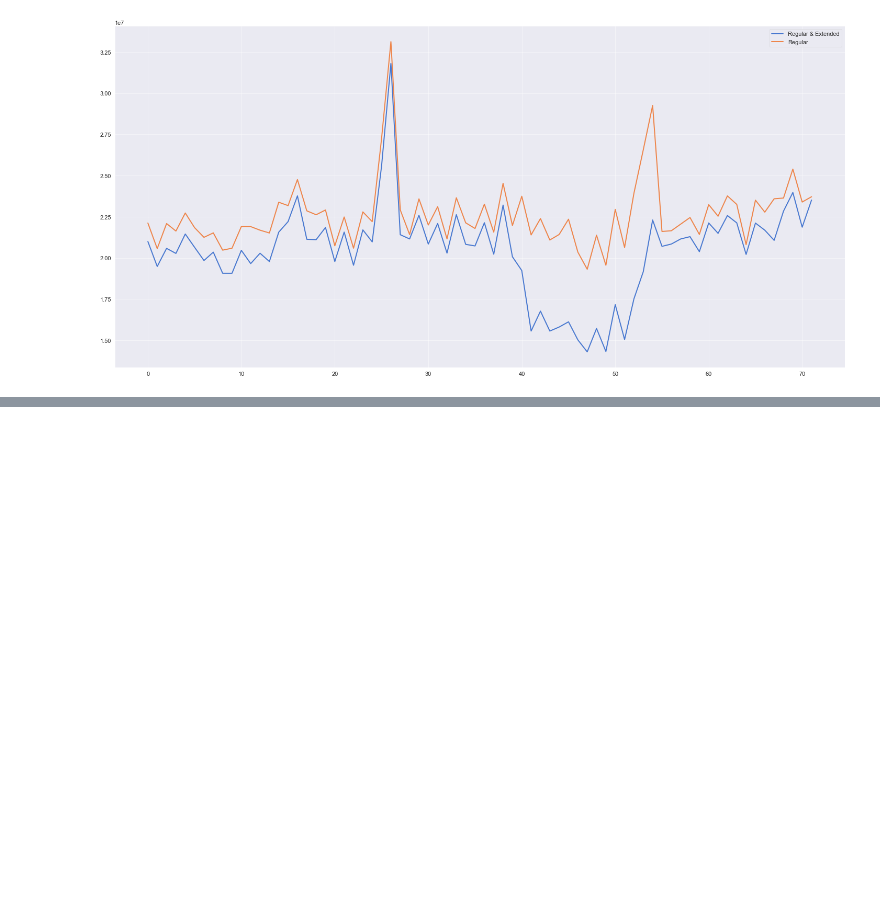
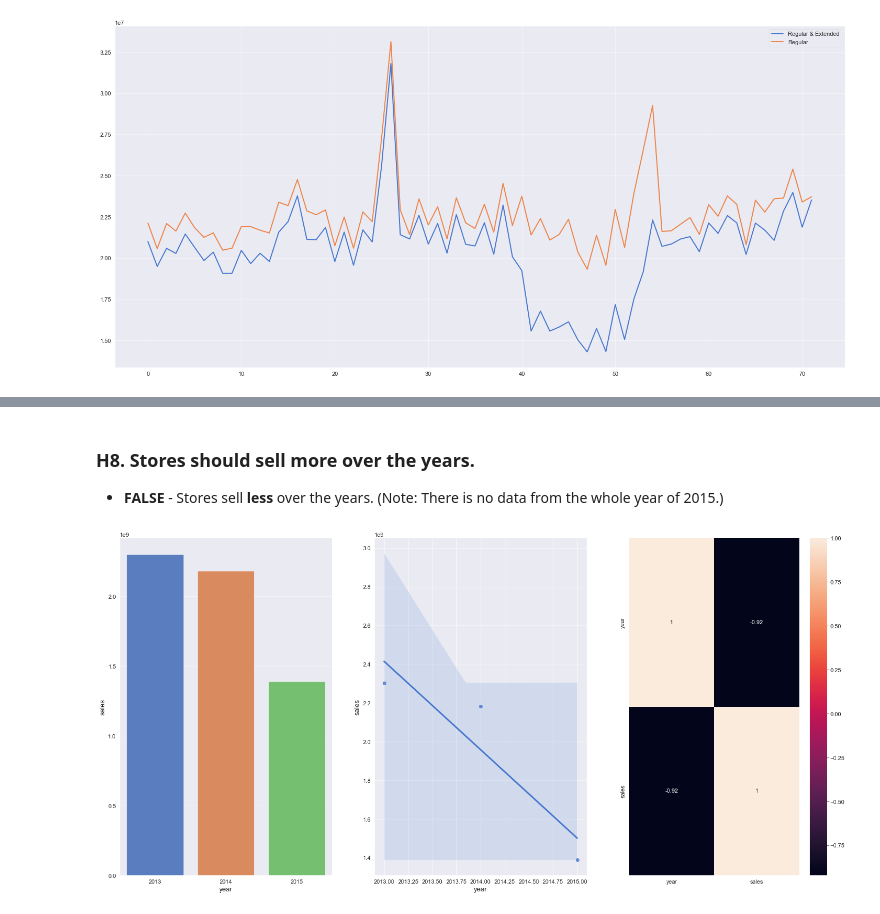
Before and after one commit to Gutscs/Rossmann-Forecasting-Sales, a Jupyter notebook: RossmanSales.ipynb, the cells around one changed output, grey strips where cells are left out. Saved outputs shown, nothing was run; the diff lists cells and outputs as text; code cells hidden in the pictures; blank space fills up the shorter version.

```diff
--- a/RossmanSales.ipynb
+++ b/RossmanSales.ipynb
@@ -732,0 +750,19 @@ ax.legend( labels = ['Regular & Extended', 'Regular'] );
+# %% [markdown]
+### H8. Stores should sell more over the years.
+* **FALSE** - Stores sell **less** over the years. (Note: There is no data from the whole year of 2015.)
+# %%
+df_aux1 = df4[['year', 'sales']].groupby( 'year' ).sum().reset_index()
+
+# bar plot of sales per year
+plt.subplot(1, 3, 1)
+sns.barplot( x = 'year', y = 'sales' , data = df_aux1);
+
+# reg plot of sales per year
+plt.subplot(1, 3, 2)
+sns.regplot( x = 'year', y = 'sales' , data = df_aux1);
+
+# strength of the correlation between sales and year
+plt.subplot(1, 3, 3)
+sns.heatmap( df_aux1.corr( method = 'pearson'), annot = True);
+# %% [output]
+[figure, added]
```
Also changed, not shown: parts of 25 cells of this notebook.
